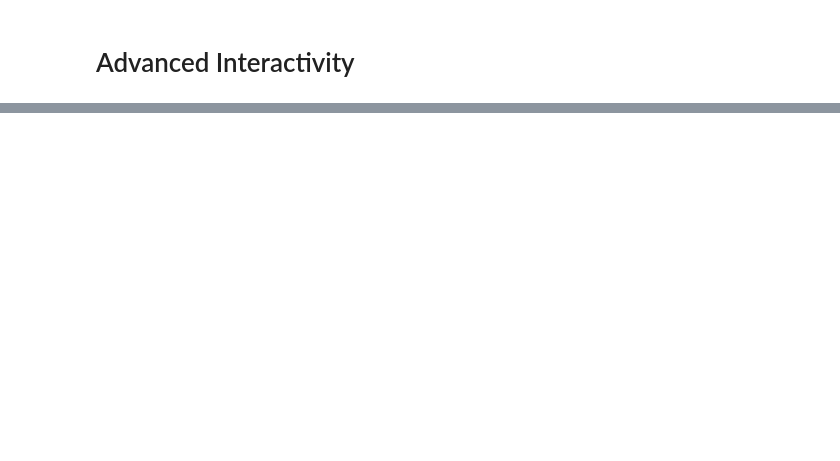
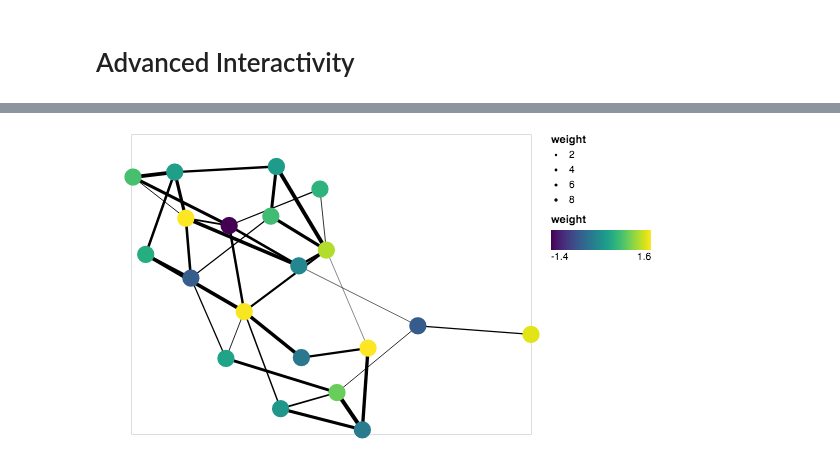
Before and after one commit to Zsailer/nx_altair, a Jupyter notebook: examples/advanced-interactivity.ipynb, the cells around one changed output, grey strips where cells are left out. Cells and saved outputs as stored; diff of their text form; code cells hidden in the pictures; blank space fills up the shorter version.

Commit message:
interactive graphs

```diff
--- a/examples/advanced-interactivity.ipynb
+++ b/examples/advanced-interactivity.ipynb
@@ -78,0 +8,36 @@ chart.interactive()
+# %%
+# Generate a random graph
+G = nx.fast_gnp_random_graph(n=20, p=0.25)
+
+# Compute positions for viz.
+pos = nx.spring_layout(G)
+
+chart = nxa.core.to_chart(G, pos)
+
+# Add weights
+for n in G.nodes():
+    G.nodes[n]['weight'] = np.random.randn()
+    G.nodes[n]['name'] = np.random.randint(1000)
+    G.nodes[n]['z'] = 'hello'
+
+for e in G.edges():
+    G.edges[(e[0],e[1])]['weight'] = np.random.uniform(1, 10)
+
+
+chart = nxa.core.to_chart(G, pos)
+nxa.draw_networkx_nodes(
+    chart=chart,
+    node_color='weight',
+    cmap='viridis',
+    tooltip=['weight', 'name', 'z']
+)
+
+nxa.draw_networkx_edges(
+    chart=chart,
+    width='weight',
+    tooltip=['weight']
+)
+
+chart
+# %% [output]
+[figure, added]
```
Also changed, not shown: parts of 2 cells of this notebook, 10 other files.
